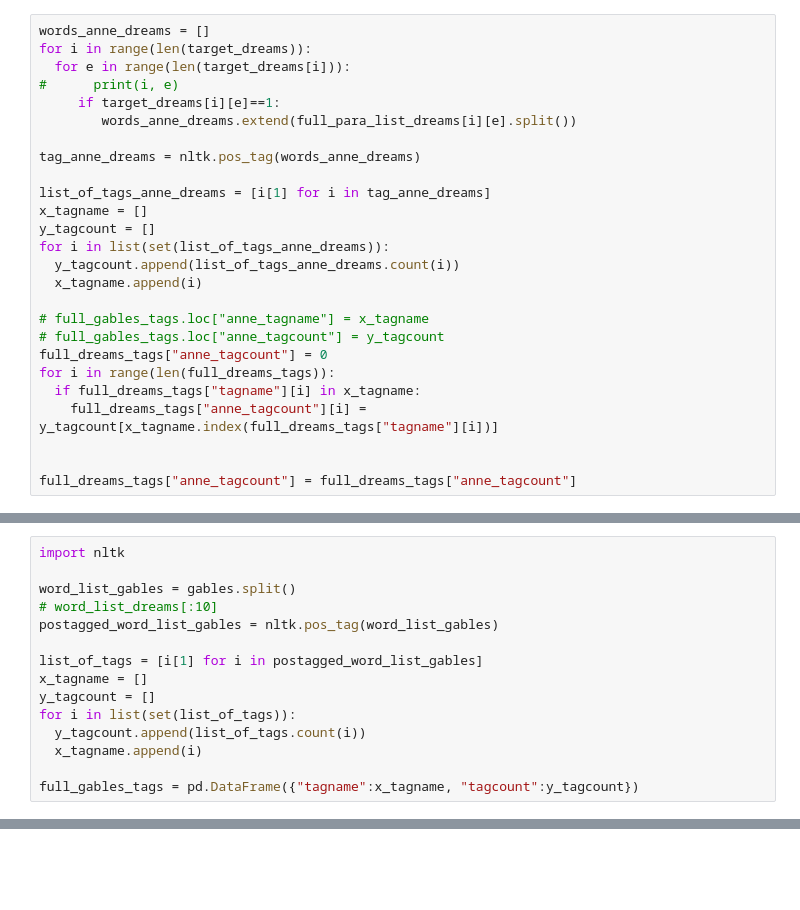
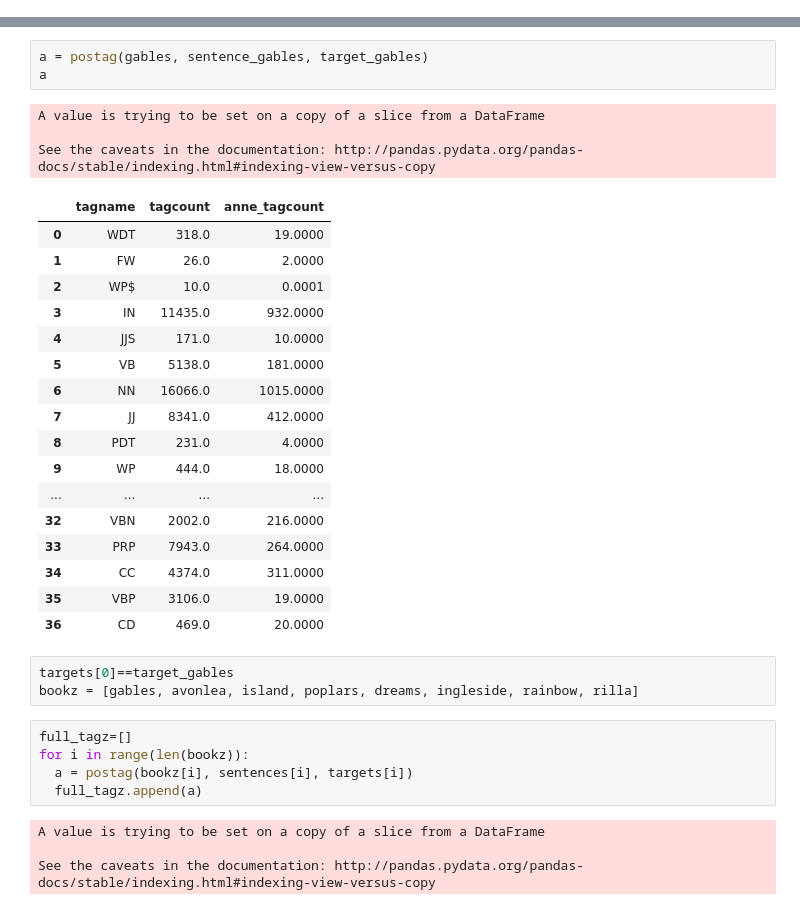
Before and after one commit to nicolenair/Capstone, a Jupyter notebook: Capstone_LL_experiment.ipynb, the cells around one changed output, grey strips where cells are left out. Drawn from its saved outputs; the diff is of its cells as text; blank space fills up the shorter version.

```diff
--- a/Capstone_LL_experiment.ipynb
+++ b/Capstone_LL_experiment.ipynb
@@ -94,26 +118,0 @@ full_dreams_tags = pd.DataFrame({"tagname":x_tagname, "tagcount":y_tagcount})
-# %%
-words_anne_dreams = []
-for i in range(len(target_dreams)):
-  for e in range(len(target_dreams[i])):
-#      print(i, e)
-     if target_dreams[i][e]==1:
-        words_anne_dreams.extend(full_para_list_dreams[i][e].split())
-
-tag_anne_dreams = nltk.pos_tag(words_anne_dreams)
-
-list_of_tags_anne_dreams = [i[1] for i in tag_anne_dreams]
-x_tagname = []
-y_tagcount = []
-for i in list(set(list_of_tags_anne_dreams)):
-  y_tagcount.append(list_of_tags_anne_dreams.count(i))
-  x_tagname.append(i)
-
-# full_gables_tags.loc["anne_tagname"] = x_tagname
-# full_gables_tags.loc["anne_tagcount"] = y_tagcount
-full_dreams_tags["anne_tagcount"] = 0
-for i in range(len(full_dreams_tags)):
-  if full_dreams_tags["tagname"][i] in x_tagname:
-    full_dreams_tags["anne_tagcount"][i] = y_tagcount[x_tagname.index(full_dreams_tags["tagname"][i])]
-
-
-full_dreams_tags["anne_tagcount"] = full_dreams_tags["anne_tagcount"]
@@ -128,16 +119 @@ len(target_dreams)
-# %%
-import nltk
-
-word_list_gables = gables.split()
-# word_list_dreams[:10]
-postagged_word_list_gables = nltk.pos_tag(word_list_gables)
-
-list_of_tags = [i[1] for i in postagged_word_list_gables]
-x_tagname = []
-y_tagcount = []
-for i in list(set(list_of_tags)):
-  y_tagcount.append(list_of_tags.count(i))
-  x_tagname.append(i)
-
-full_gables_tags = pd.DataFrame({"tagname":x_tagname, "tagcount":y_tagcount})
 # %%
@@ -172,0 +160,36 @@ See the caveats in the documentation: http://pandas.pydata.org/pandas-docs/stabl
+# %%
+a = postag(gables, sentence_gables, target_gables)
+a
+# %% [output]
+A value is trying to be set on a copy of a slice from a DataFrame
+
+See the caveats in the documentation: http://pandas.pydata.org/pandas-docs/stable/indexing.html#indexing-view-versus-copy
+|  | tagname | tagcount | anne_tagcount |
+| 0 | WDT | 318.0 | 19.0000 |
+| 1 | FW | 26.0 | 2.0000 |
+| 2 | WP$ | 10.0 | 0.0001 |
+| 3 | IN | 11435.0 | 932.0000 |
+| 4 | JJS | 171.0 | 10.0000 |
+| 5 | VB | 5138.0 | 181.0000 |
+| 6 | NN | 16066.0 | 1015.0000 |
+| 7 | JJ | 8341.0 | 412.0000 |
+| 8 | PDT | 231.0 | 4.0000 |
+| 9 | WP | 444.0 | 18.0000 |
+| ... | ... | ... | ... |
+| 32 | VBN | 2002.0 | 216.0000 |
+| 33 | PRP | 7943.0 | 264.0000 |
+| 34 | CC | 4374.0 | 311.0000 |
+| 35 | VBP | 3106.0 | 19.0000 |
+| 36 | CD | 469.0 | 20.0000 |
+# %%
+targets[0]==target_gables
+bookz = [gables, avonlea, island, poplars, dreams, ingleside, rainbow, rilla]
+# %%
+full_tagz=[]
+for i in range(len(bookz)):
+  a = postag(bookz[i], sentences[i], targets[i])
+  full_tagz.append(a)
+# %% [output]
+A value is trying to be set on a copy of a slice from a DataFrame
+
+See the caveats in the documentation: http://pandas.pydata.org/pandas-docs/stable/indexing.html#indexing-view-versus-copy
```
Also changed, not shown: parts of 22 cells of this notebook.
